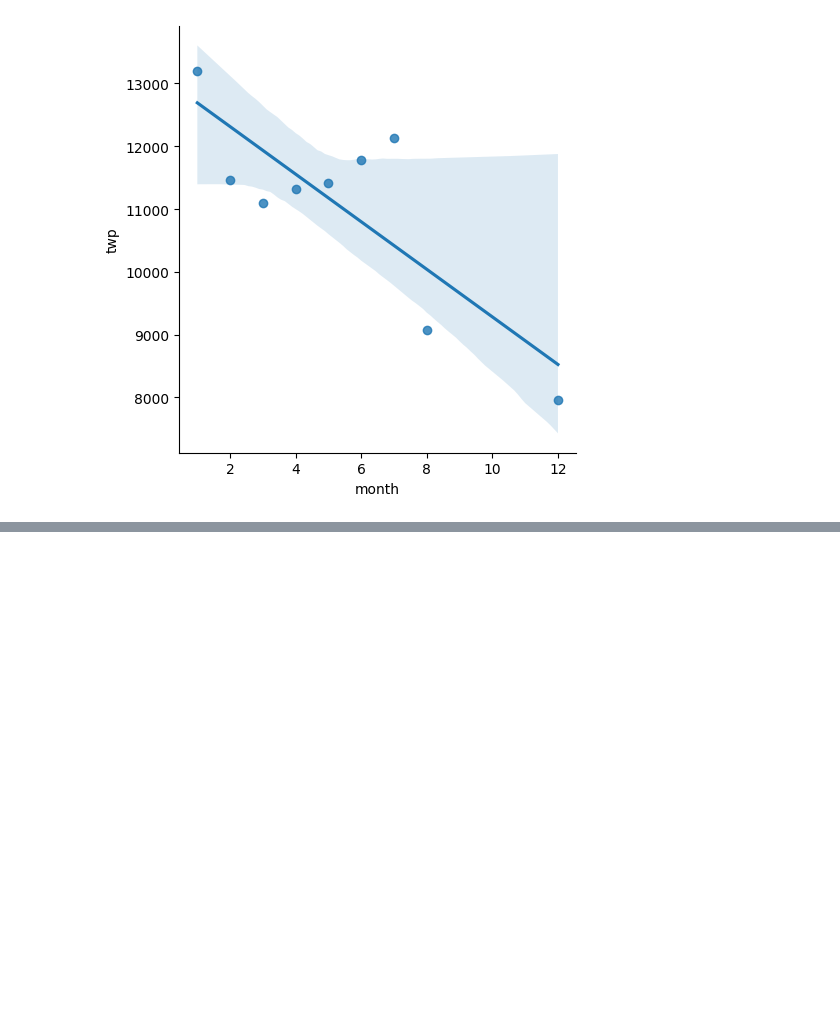
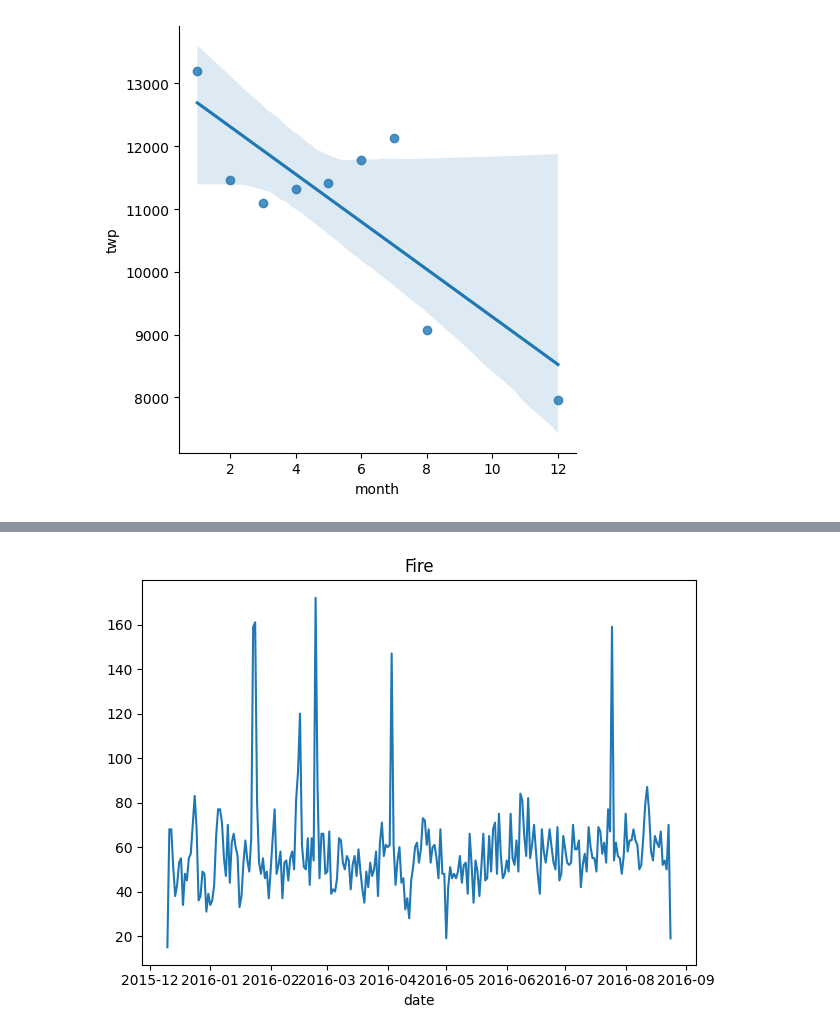
Before and after one commit to KemalYukselir/911_Calls_Analysis, a Jupyter notebook: 911_EDA.ipynb, the cells around one changed output, grey strips where cells are left out. Saved outputs shown, nothing was run; the diff lists cells and outputs as text; code cells hidden in the pictures; blank space fills up the shorter version.

```diff
--- a/911_EDA.ipynb
+++ b/911_EDA.ipynb
@@ -193,0 +217,6 @@ sns.lmplot(x='month',y='twp',data=byMonth.reset_index())
+# %%
+df[df['Reason']=='Fire'].groupby('date').count()['twp'].plot()
+plt.title('Fire')
+plt.tight_layout()
+# %% [output]
+[figure, added]
```
Also changed, not shown: parts of 5 cells of this notebook.
